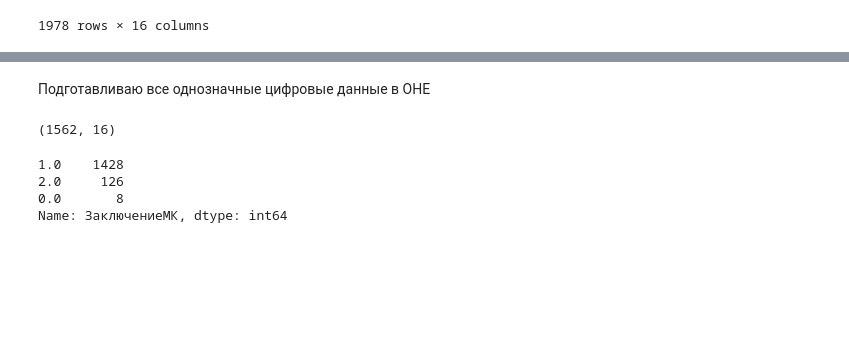
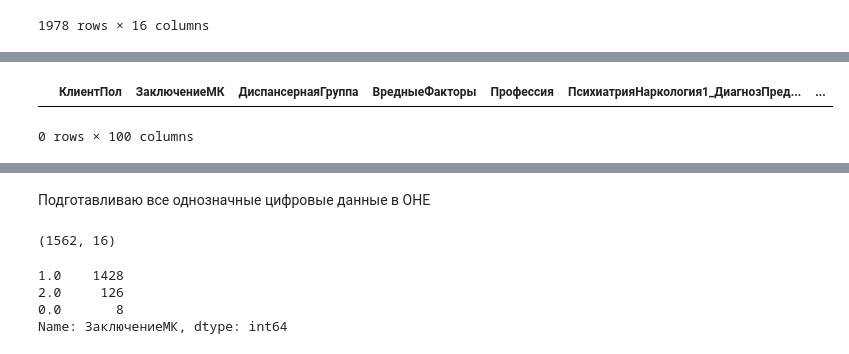
Before and after one commit to Untick/InspectrumClinic_RecSys, a Jupyter notebook: Paul Himyak/main.ipynb, the cells around one changed output, grey strips where cells are left out. Saved outputs shown, nothing was run; the diff lists cells and outputs as text; code cells hidden in the pictures; blank space fills up the shorter version.

```diff
--- a/Paul Himyak/main.ipynb
+++ b/Paul Himyak/main.ipynb
@@ -340,3 +391,8 @@ df.dropna(inplace = True)
+# %%
+df
+# %% [output]
+|  | КлиентПол | ЗаключениеМК | ДиспансернаяГруппа | ВредныеФакторы | Профессия | ПсихиатрияНаркология1_ДиагнозПред... | ... |
+0 rows × 100 columns
 # %%
 df[FIELD_HARMFUL_FACTORS]
 # %% [output]
```
Also changed, not shown: parts of 9 cells of this notebook.
